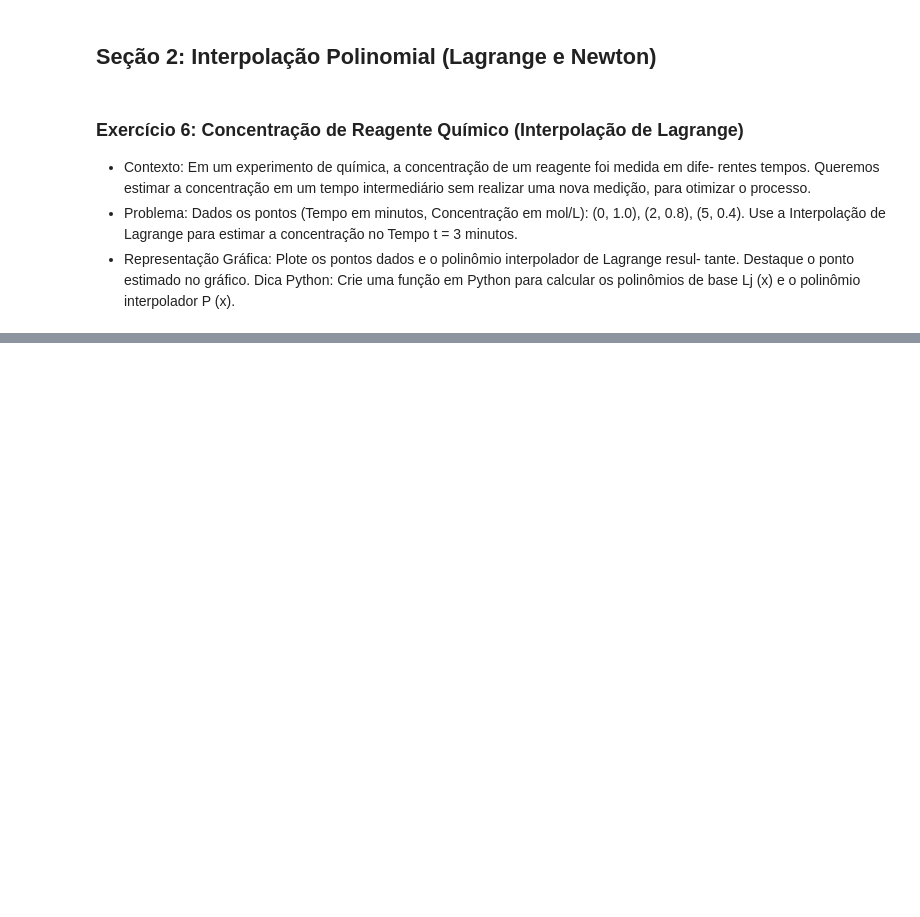
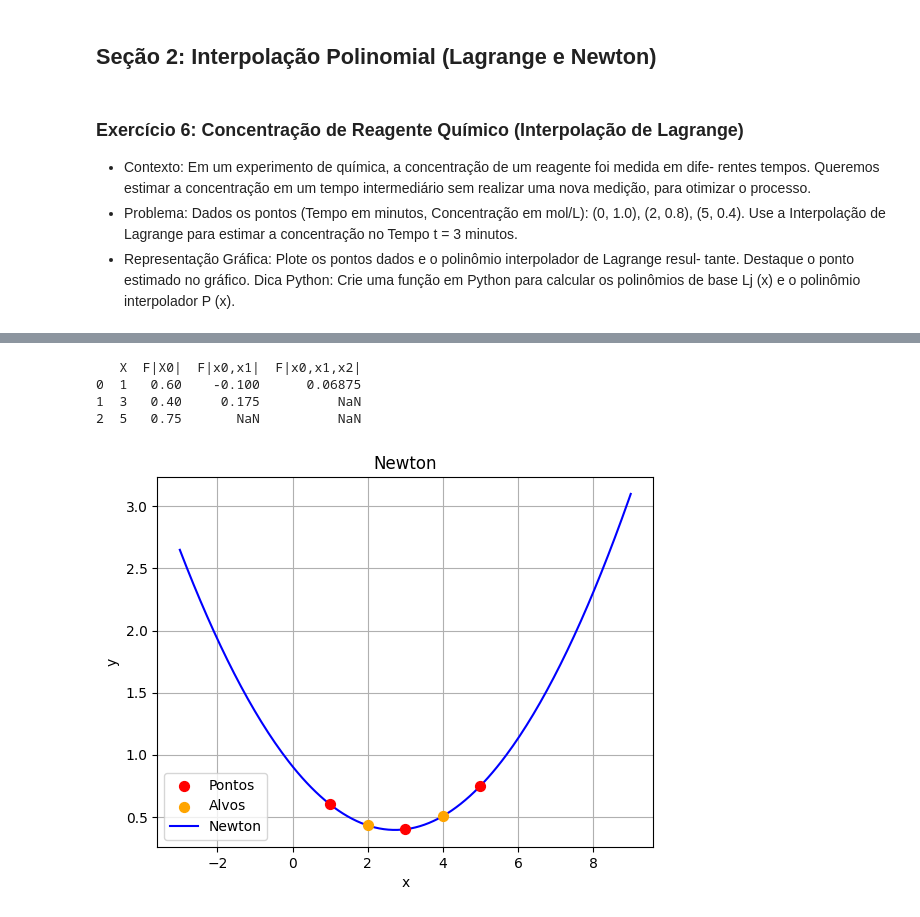
Before and after one commit to AngeloDev-New/IA-Materiais, a Jupyter notebook: rosangela/7_set_revisao/tarefa1_10.ipynb, the cells around one changed output, grey strips where cells are left out. Cells and saved outputs as stored; diff of their text form; code cells hidden in the pictures; blank space fills up the shorter version.

```diff
--- a/rosangela/7_set_revisao/tarefa1_10.ipynb
+++ b/rosangela/7_set_revisao/tarefa1_10.ipynb
@@ -303,0 +455,15 @@ l = Lagrange(x,points)
+# %%
+points = [
+    (1, 0.6),
+    (3, 0.4),
+    (5, 0.75),
+]
+x = [2,4]
+n = Newton(x,points)
+n.plot()
+# %% [output]
+   X  F|X0|  F|x0,x1|  F|x0,x1,x2|
+0  1   0.60    -0.100      0.06875
+1  3   0.40     0.175          NaN
+2  5   0.75       NaN          NaN
+[figure, added]
```
Also changed, not shown: parts of 11 cells of this notebook.
